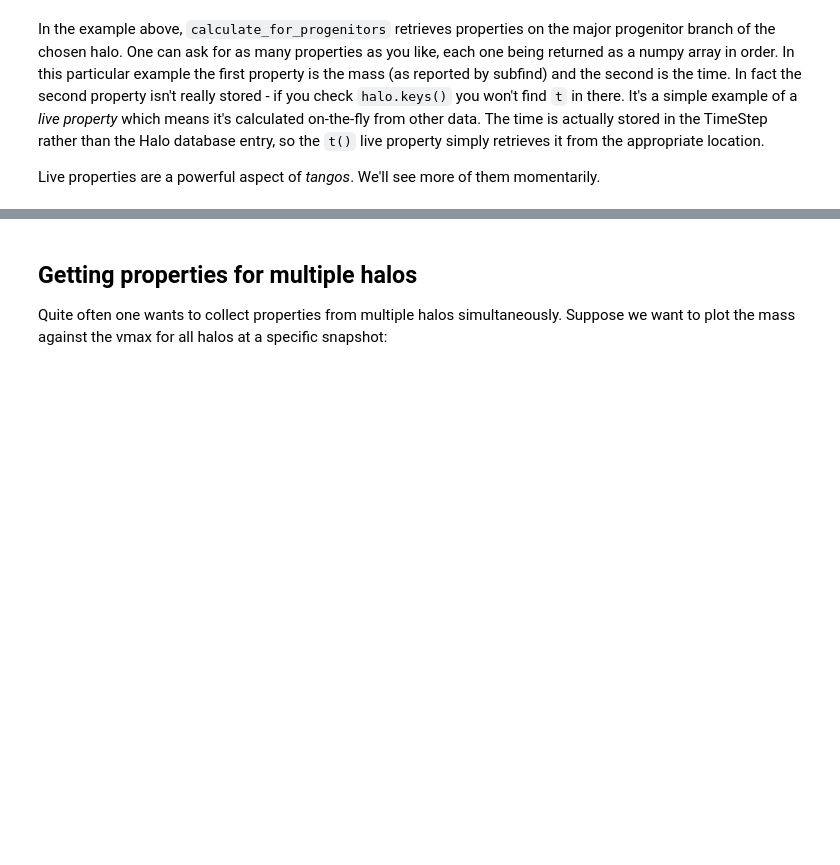
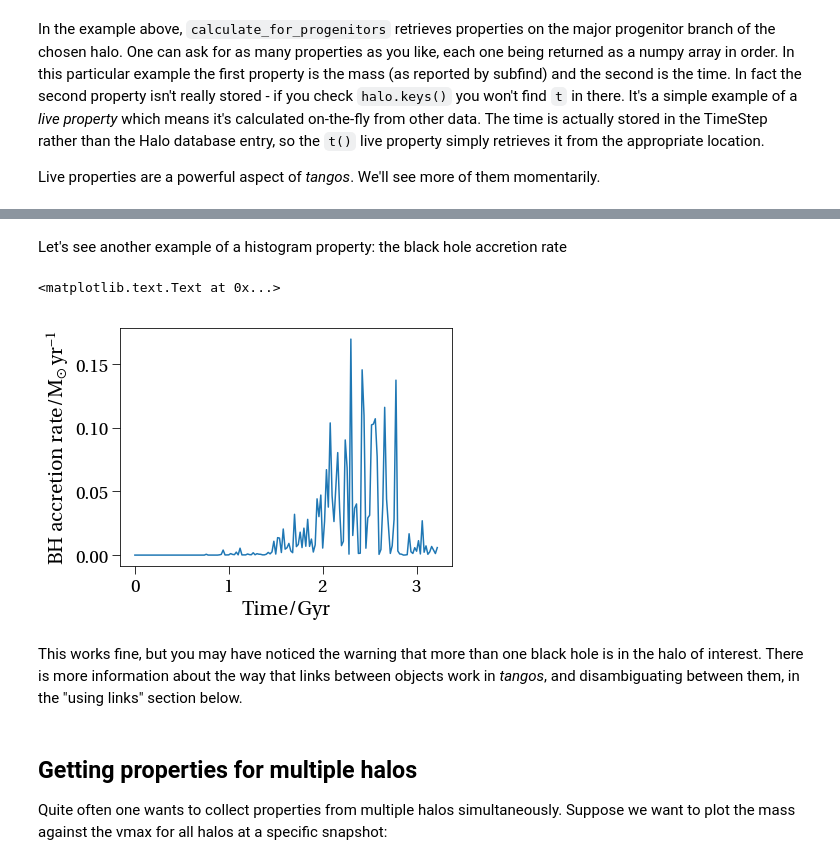
Before and after one commit to pynbody/tangos, a Jupyter notebook: docs/Data exploration with python.ipynb, the cells around one changed output, grey strips where cells are left out. Saved outputs shown, nothing was run; the diff lists cells and outputs as text; code cells hidden in the pictures; blank space fills up the shorter version.

```diff
--- a/docs/Data exploration with python.ipynb
+++ b/docs/Data exploration with python.ipynb
@@ -98,3 +159,18 @@ Live properties are a powerful aspect of _tangos_. We'll see more of them moment
+# %% [markdown]
+Let's see another example of a histogram property: the black hole accretion rate
+# %%
+BH_accrate = halo.calculate('BH.BH_mdot_histogram')
+p.plot(SFR_time_bins, BH_accrate)
+p.xlabel("Time/Gyr")
+p.ylabel("BH accretion rate/$M_{\odot}\,yr^{-1}$")
+# %% [output]
+<matplotlib.text.Text at 0x...>
+[figure, added]
+# %% [markdown]
+This works fine, but you may have noticed the warning that more than one black hole
+is in the halo of interest. There is more information about the way that links between
+objects work in _tangos_, and disambiguating between them, in the "using links" section
+below.
 # %% [markdown]
 Getting properties for multiple halos
 -------------------------------------
```
Also changed, not shown: parts of 23 cells of this notebook.
